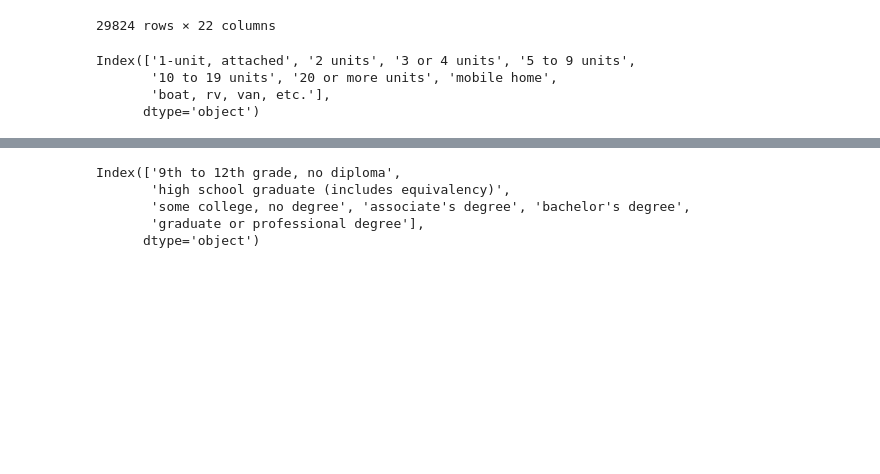
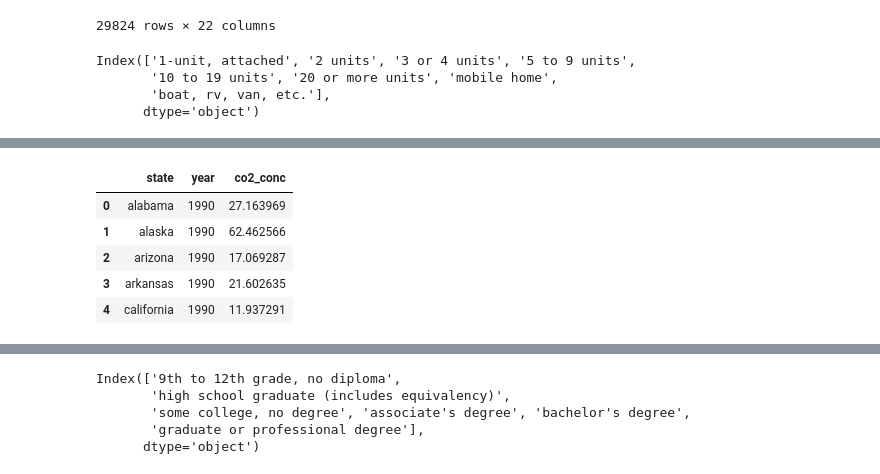
Before and after one commit to samaygarg/evprediction, a Jupyter notebook: finalproject_featurematrix.ipynb, the cells around one changed output, grey strips where cells are left out. Cells and saved outputs as stored; diff of their text form; code cells hidden in the pictures; blank space fills up the shorter version.

```diff
--- a/finalproject_featurematrix.ipynb
+++ b/finalproject_featurematrix.ipynb
@@ -209,0 +227,9 @@ def first(x):
+# %%
+carbondata_long.head()
+# %% [output]
+|  | state | year | co2_conc |
+| 0 | alabama | 1990 | 27.163969 |
+| 1 | alaska | 1990 | 62.462566 |
+| 2 | arizona | 1990 | 17.069287 |
+| 3 | arkansas | 1990 | 21.602635 |
+| 4 | california | 1990 | 11.937291 |
```
Also changed, not shown: parts of 19 cells of this notebook, 3 other files.
